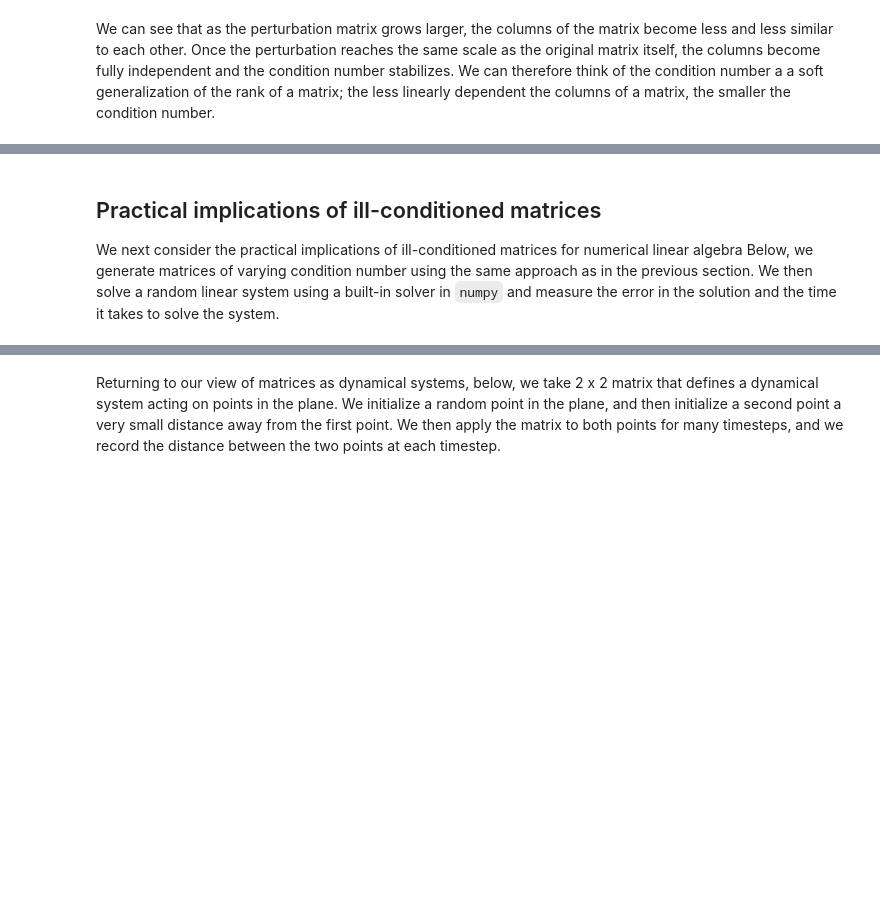
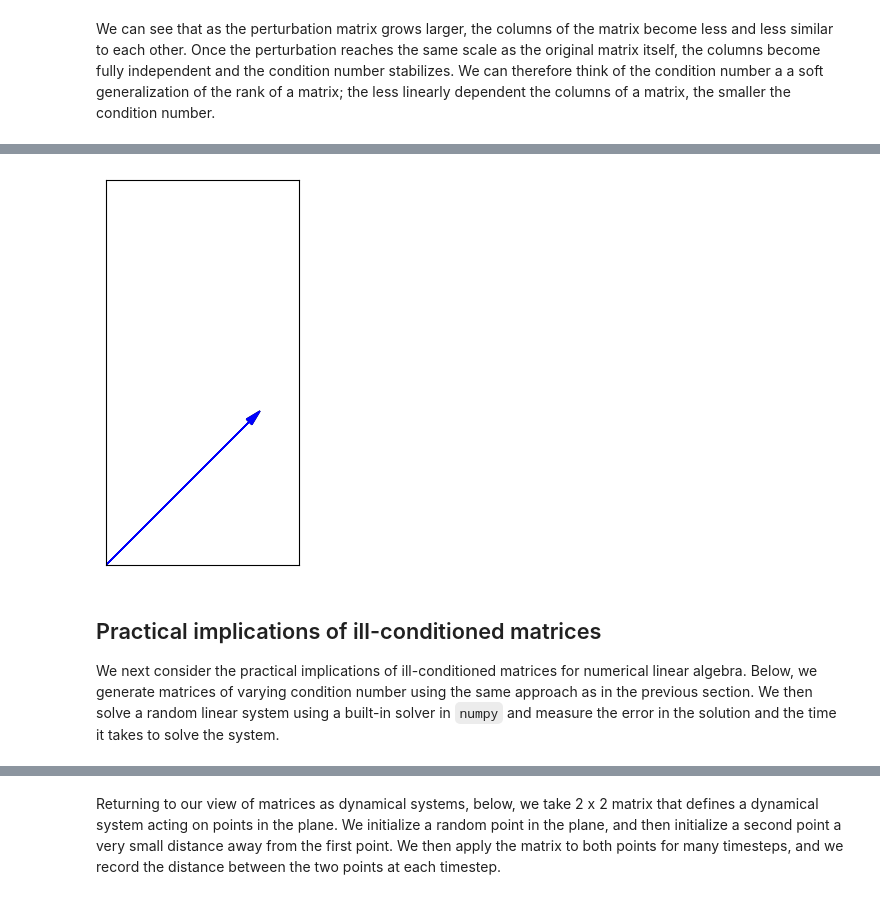
Before and after one commit to williamgilpin/cphy, a Jupyter notebook: talks/numerical_linear_algebra_preconditioning.ipynb, the cells around one changed output, grey strips where cells are left out. Drawn from its saved outputs; the diff is of its cells as text; code cells hidden in the pictures; blank space fills up the shorter version.

```diff
--- a/talks/numerical_linear_algebra_preconditioning.ipynb
+++ b/talks/numerical_linear_algebra_preconditioning.ipynb
@@ -364,0 +375,57 @@ interactive(children=(IntSlider(value=0, description='i', layout=Layout(width='8
+# %%
+from matplotlib.animation import FuncAnimation
+from IPython.display import HTML
+
+# parameters
+eps = np.logspace(-5, 0, 100)
+
+# figure setup
+fig, ax = plt.subplots(figsize=(5, 5))
+ax.set_xlim(0, 1.25)
+ax.set_ylim(0, 2.5)
+ax.set_aspect('equal', adjustable='box')
+ax.set_xticks([]); ax.set_yticks([])
+
+# initialize arrows as Line2D, but we'll redraw arrows manually each frame
+arrow1, arrow2 = None, None
+
+def init():
+    global arrow1, arrow2
+    if arrow1: arrow1.remove()
+    if arrow2: arrow2.remove()
+    arrow1 = ax.arrow(0, 0, 1, 1, head_width=0.05, head_length=0.1,
+                      fc='black', ec='black', length_includes_head=True)
+    arrow2 = ax.arrow(0, 0, 1, 1, head_width=0.05, head_length=0.1,
+                      fc='blue', ec='blue', length_includes_head=True)
+    ax.set_title("")
+    return []
+
+def update(frame: int):
+    global arrow1, arrow2
+    e = eps[frame]
+
+    # clear previous arrows
+    if arrow1: arrow1.remove()
+    if arrow2: arrow2.remove()
+
+    # new matrix and condition number
+    A = np.array([[1, 1],
+                  [1, 1 + e]])
+    kappa = condition_number(A)
+
+    # redraw arrows
+    arrow1 = ax.arrow(0, 0, 1, 1, head_width=0.05, head_length=0.1,
+                      fc='black', ec='black', length_includes_head=True)
+    arrow2 = ax.arrow(0, 0, 1, 1 + e, head_width=0.05, head_length=0.1,
+                      fc='blue', ec='blue', length_includes_head=True)
+
+    # update title with sci-notation
+    ax.set_title(f"ε={e:.1e} | κ={kappa:.2e}", fontsize=12)
+
+    return []
+
+anim = FuncAnimation(fig, update, frames=len(eps), init_func=init,
+                     interval=60, blit=False, repeat=True)
+
+HTML(anim.to_jshtml())
+# %% [output]
@@ -365,4 +433,5 @@ interactive(children=(IntSlider(value=0, description='i', layout=Layout(width='8
+[figure, added]
 # %% [markdown]
 ## Practical implications of ill-conditioned matrices
 
-We next consider the practical implications of ill-conditioned matrices for numerical linear algebra Below, we generate matrices of varying condition number using the same approach as in the previous section. We then solve a random linear system using a built-in solver in `numpy` and measure the error in the solution and the time it takes to solve the system.
+We next consider the practical implications of ill-conditioned matrices for numerical linear algebra. Below, we generate matrices of varying condition number using the same approach as in the previous section. We then solve a random linear system using a built-in solver in `numpy` and measure the error in the solution and the time it takes to solve the system.
```
Also changed, not shown: parts of 37 cells of this notebook, 4 other files.
